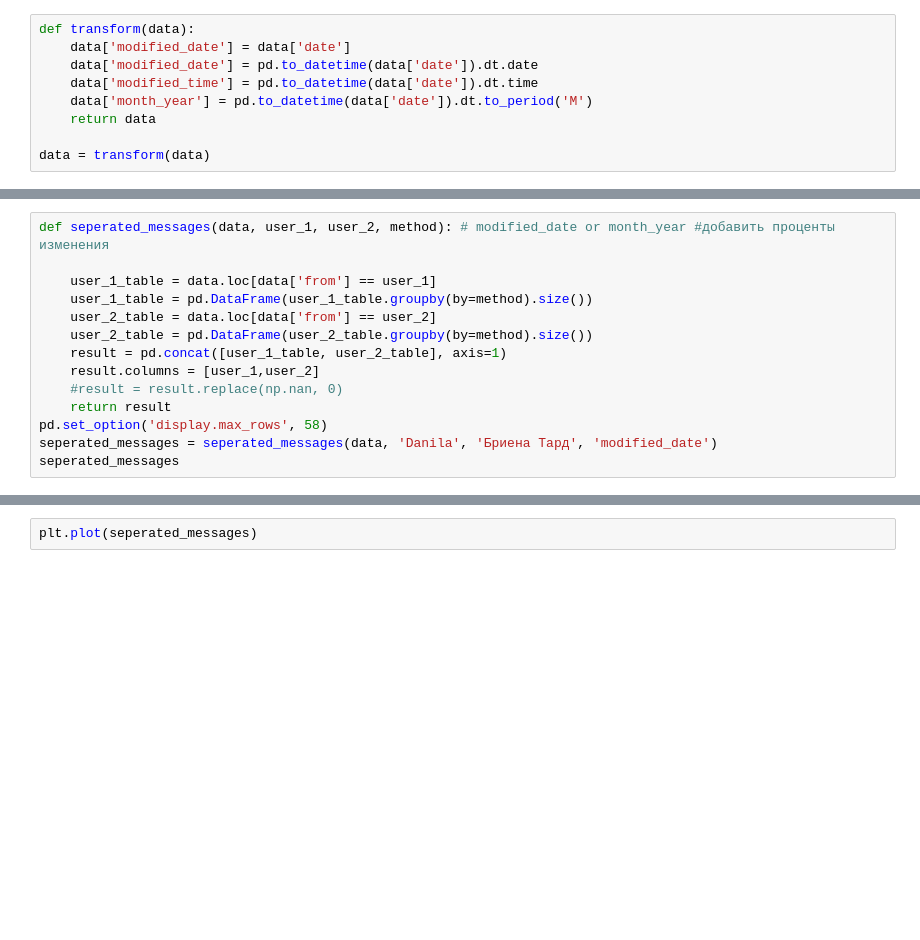
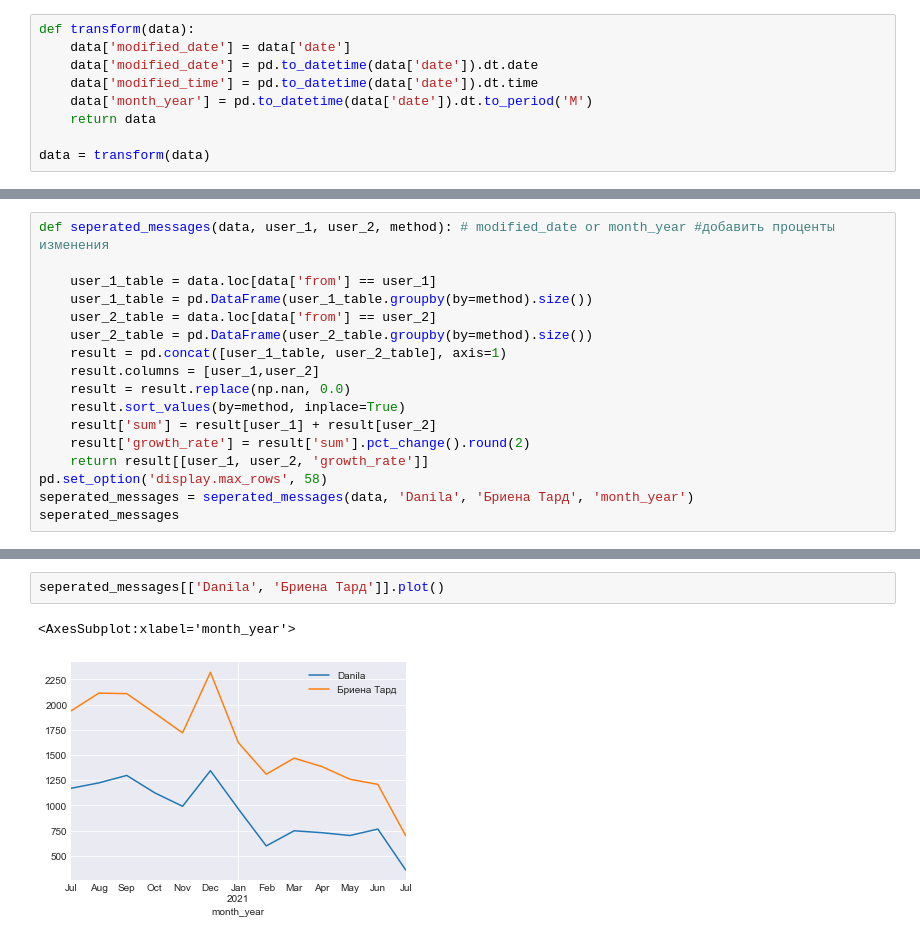
Before and after one commit to juztnelubka/Telegram-Chat-Analytics, a Jupyter notebook: telega.ipynb, the cells around one changed output, grey strips where cells are left out. Drawn from its saved outputs; the diff is of its cells as text; blank space fills up the shorter version.

Commit message:
Update telega.ipynb
added graph, growht_rate feature

```diff
--- a/telega.ipynb
+++ b/telega.ipynb
@@ -94,8 +106,11 @@ def seperated_messages(data, user_1, user_2, method): # modified_date or month_y
     user_2_table = pd.DataFrame(user_2_table.groupby(by=method).size())
     result = pd.concat([user_1_table, user_2_table], axis=1)
     result.columns = [user_1,user_2]
-    #result = result.replace(np.nan, 0)
-    return result
+    result = result.replace(np.nan, 0.0)
+    result.sort_values(by=method, inplace=True)
+    result['sum'] = result[user_1] + result[user_2]
+    result['growth_rate'] = result['sum'].pct_change().round(2)
+    return result[[user_1, user_2, 'growth_rate']]
 pd.set_option('display.max_rows', 58)
-seperated_messages = seperated_messages(data, 'Danila', 'Бриена Тард', 'modified_date')
+seperated_messages = seperated_messages(data, 'Danila', 'Бриена Тард', 'month_year')
 seperated_messages
@@ -102,2 +133,5 @@ seperated_messages
-# %%
-plt.plot(seperated_messages)
+# %%
+seperated_messages[['Danila', 'Бриена Тард']].plot()
+# %% [output]
+<AxesSubplot:xlabel='month_year'>
+[figure, added]
```
Also changed, not shown: parts of 8 cells of this notebook.
